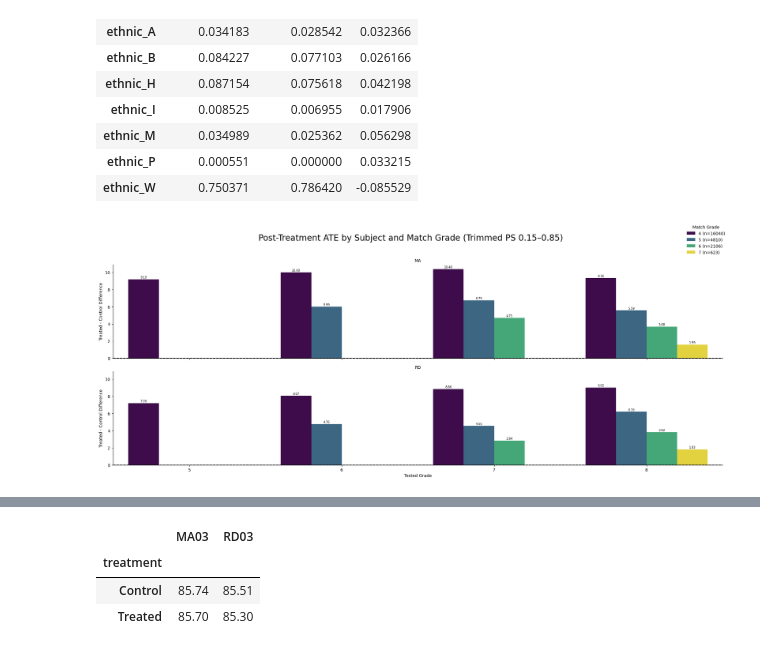
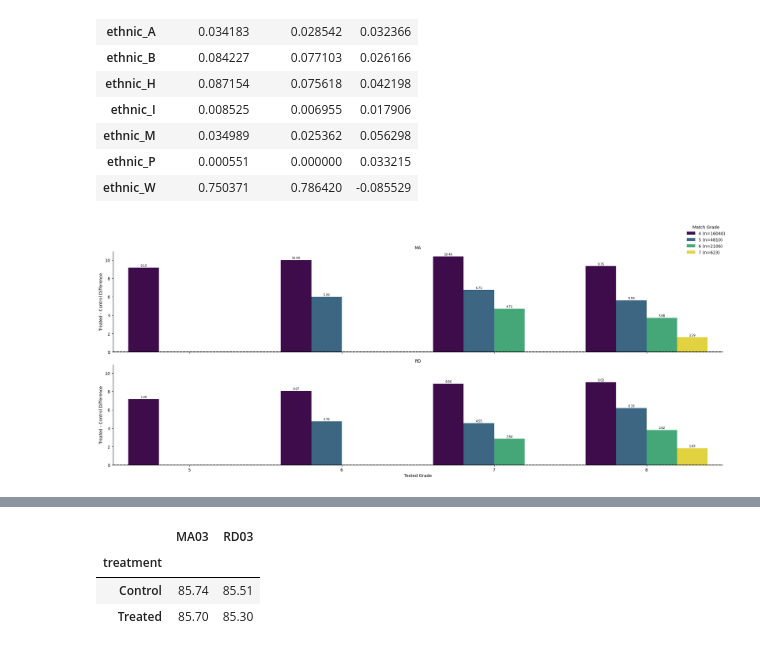
Before and after one commit to dmatten1/gifted-paper, a Jupyter notebook: analysis.ipynb, the cells around one changed output, grey strips where cells are left out. Drawn from its saved outputs; the diff is of its cells as text; code cells hidden in the pictures.

```diff
--- a/analysis.ipynb
+++ b/analysis.ipynb
@@ -98,7 +91,7 @@ balance_table.to_excel('balance_table.xlsx', index=True)
 #ATEs by grade
 from scipy.stats import ttest_ind
 
-gifted_grades = list(range(4, 8))  # Grades 4–8
+gifted_grades = list(range(4, 8))
 post_effects_trimmed = []
 
 # Loop through each match grade cohort
@@ -131,18 +124,14 @@ for grade in gifted_grades:
             'p_value': pval
         })
 
-# Create a summary DataFrame
 effects_trimmed_df = pd.DataFrame(post_effects_trimmed)
 effects_trimmed_df = effects_trimmed_df.sort_values(by=['match_grade', 'score_col'])
 
-# Extract subject and grade from score_col for plotting
 effects_trimmed_df['subject'] = effects_trimmed_df['score_col'].apply(lambda x: x.split('0')[0])
 effects_trimmed_df['score_grade'] = effects_trimmed_df['score_col'].apply(lambda x: int(x.split('0')[1]))
 
-# Make a copy to work with
 viz_df = effects_trimmed_df.copy()
 
-# Initialize FacetGrid with vertical layout
 g = sns.FacetGrid(
     viz_df,
     row="subject",
@@ -177,35 +166,34 @@ for ax in g.axes.flat:
             )
 
 
 # Clean up plot
 g.set_titles("{row_name}")
 g.set_axis_labels("Tested Grade", "Treated - Control Difference")
 
 
 # Compute total n for each match_grade
 n_by_grade = viz_df.groupby("match_grade")["treated_n"].max().to_dict()
 # ^ use max() because within a match_grade all rows should have the same n
 
 # After g.add_legend()
 g.add_legend(title="Match Grade")
 
 # Update legend labels to include n
 new_labels = [f"{lab.get_text()} (n={n_by_grade[int(lab.get_text())]})"
               for lab in g._legend.texts]
 
 for text_obj, new_text in zip(g._legend.texts, new_labels):
     text_obj.set_text(new_text)
 
 # Move legend if you want
 g._legend.set_bbox_to_anchor((1, 1))
 
 
 
-plt.suptitle("Post-Treatment ATE by Subject and Match Grade (Trimmed PS 0.15–0.85)", fontsize=20, y=1.03)
 plt.tight_layout()
 plt.show()
 # %% [output]
-[figure, old version]
+[figure, new version]
 # %%
 did_results = []
 
```
Also changed, not shown: parts of 11 cells of this notebook, 11 other files.
